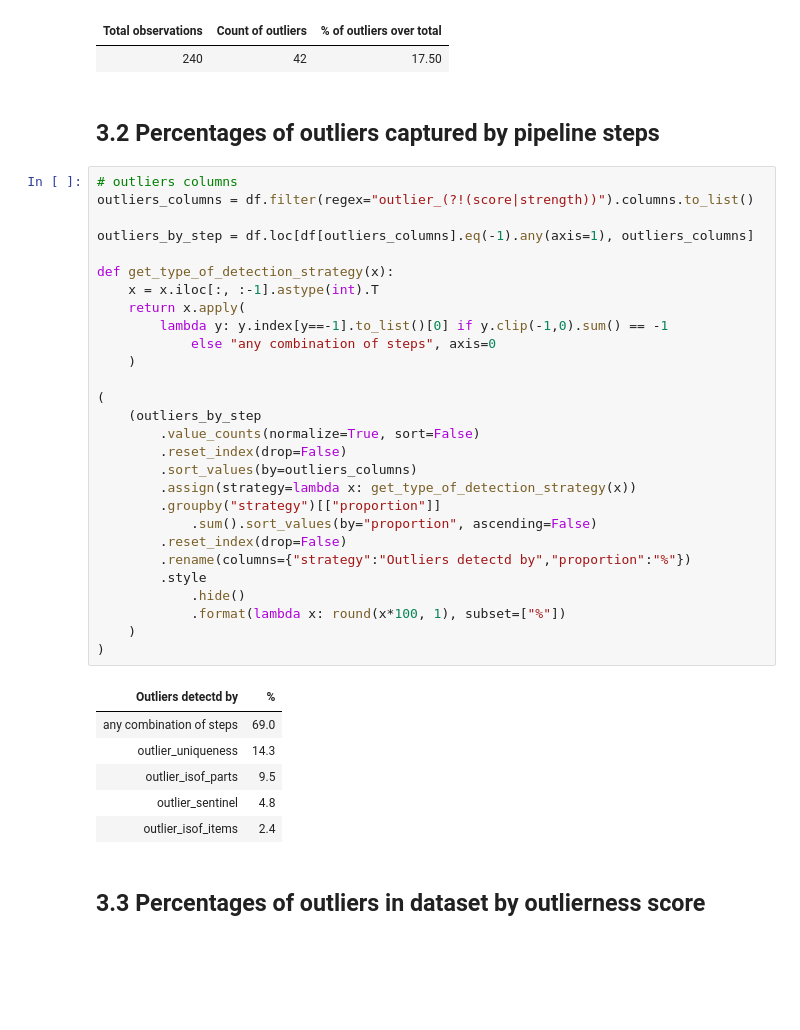
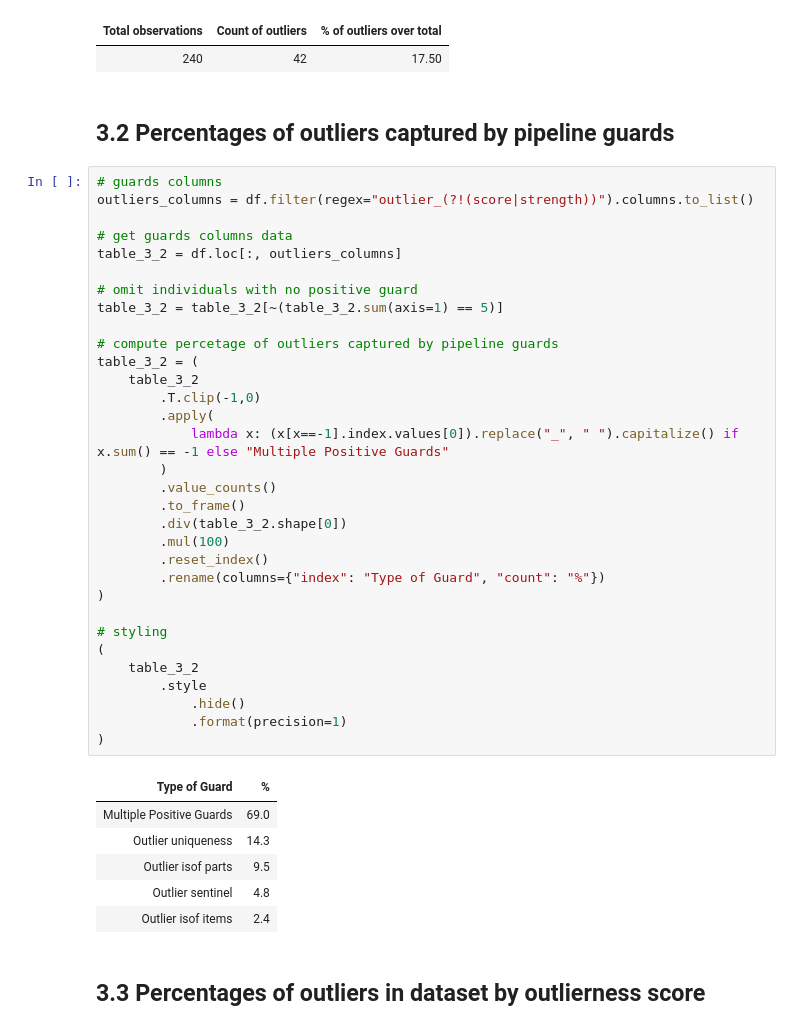
Before and after one commit to alkaest2002/mhsc, a Jupyter notebook: analysis/analysis.ipynb, the cells around one changed output. Saved outputs shown, nothing was run; the diff lists cells and outputs as text; blank space fills up the shorter version.

```diff
--- a/analysis/analysis.ipynb
+++ b/analysis/analysis.ipynb
@@ -394,42 +394,46 @@ table_3_1 = (
 | Total observations | Count of outliers | % of outliers over total |
 | 240 | 42 | 17.50 |
 # %% [markdown]
-## 3.2 Percentages of outliers captured by pipeline steps
+## 3.2 Percentages of outliers captured by pipeline guards
 # %%
-# outliers columns
+# guards columns
 outliers_columns = df.filter(regex="outlier_(?!(score|strength))").columns.to_list()
 
-outliers_by_step = df.loc[df[outliers_columns].eq(-1).any(axis=1), outliers_columns]
+# get guards columns data
+table_3_2 = df.loc[:, outliers_columns]
 
-def get_type_of_detection_strategy(x):
-    x = x.iloc[:, :-1].astype(int).T
-    return x.apply(
-        lambda y: y.index[y==-1].to_list()[0] if y.clip(-1,0).sum() == -1
-            else "any combination of steps", axis=0
-    )
+# omit individuals with no positive guard
+table_3_2 = table_3_2[~(table_3_2.sum(axis=1) == 5)]
 
+# compute percetage of outliers captured by pipeline guards
+table_3_2 = (
+    table_3_2
+        .T.clip(-1,0)
+        .apply(
+            lambda x: (x[x==-1].index.values[0]).replace("_", " ").capitalize() if x.sum() == -1 else "Multiple Positive Guards"
+        )
+        .value_counts()
+        .to_frame()
+        .div(table_3_2.shape[0])
+        .mul(100)
+        .reset_index()
+        .rename(columns={"index": "Type of Guard", "count": "%"})
+)
+
+# styling
 (
-    (outliers_by_step
-        .value_counts(normalize=True, sort=False)
-        .reset_index(drop=False)
-        .sort_values(by=outliers_columns)
-        .assign(strategy=lambda x: get_type_of_detection_strategy(x))
-        .groupby("strategy")[["proportion"]]
-            .sum().sort_values(by="proportion", ascending=False)
-        .reset_index(drop=False)
-        .rename(columns={"strategy":"Outliers detectd by","proportion":"%"})
+    table_3_2
         .style
             .hide()
-            .format(lambda x: round(x*100, 1), subset=["%"])
-    )
+            .format(precision=1)
 )
 # %% [output]
-| Outliers detectd by | % |
-| any combination of steps | 69.0 |
-| outlier_uniqueness | 14.3 |
-| outlier_isof_parts | 9.5 |
-| outlier_sentinel | 4.8 |
-| outlier_isof_items | 2.4 |
+| Type of Guard | % |
+| Multiple Positive Guards | 69.0 |
+| Outlier uniqueness | 14.3 |
+| Outlier isof parts | 9.5 |
+| Outlier sentinel | 4.8 |
+| Outlier isof items | 2.4 |
 # %% [markdown]
 ## 3.3 Percentages of outliers in dataset by outlierness score
 # %%
```
Also changed, not shown: parts of 1 cell of this notebook, 4 other files.
